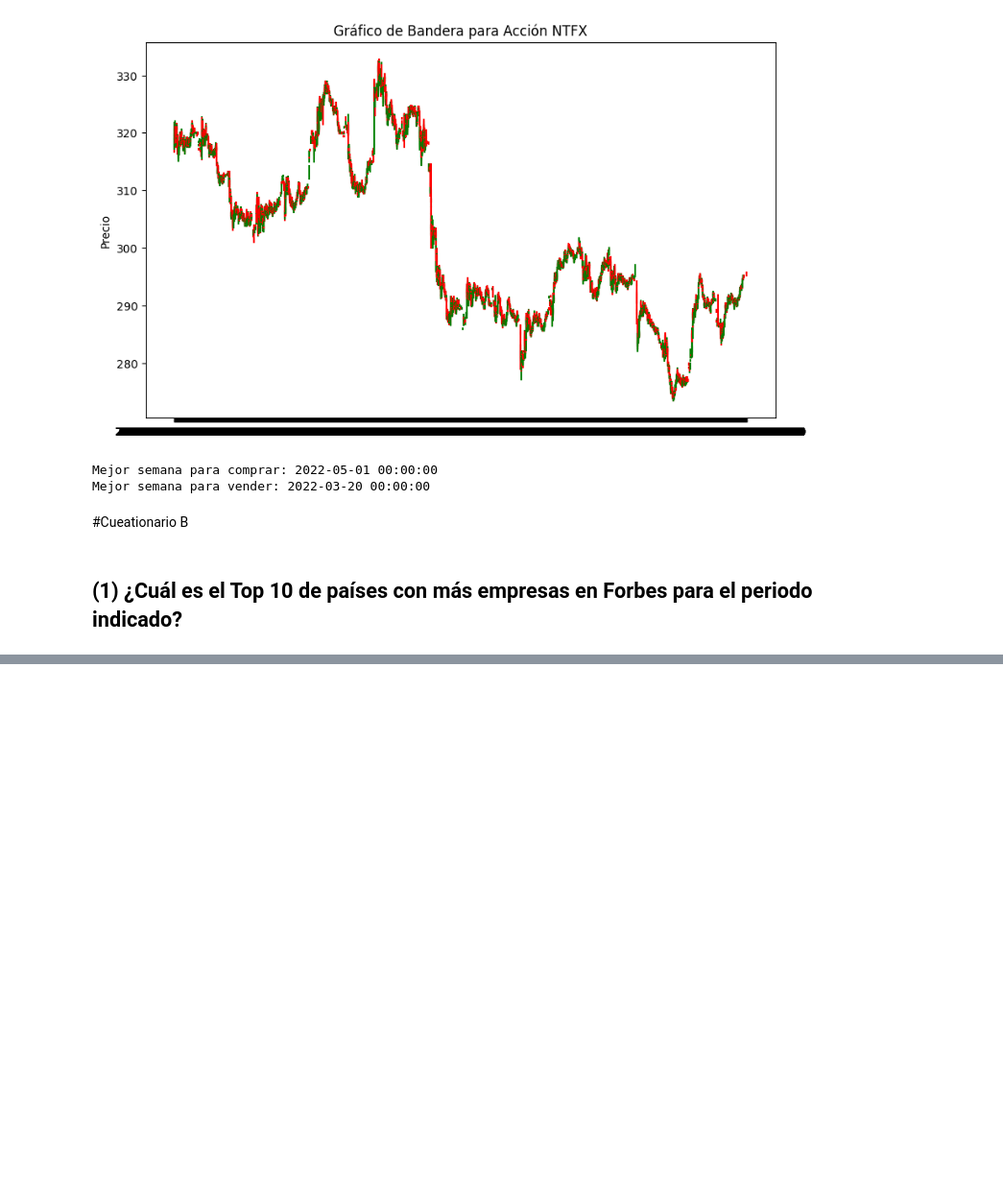
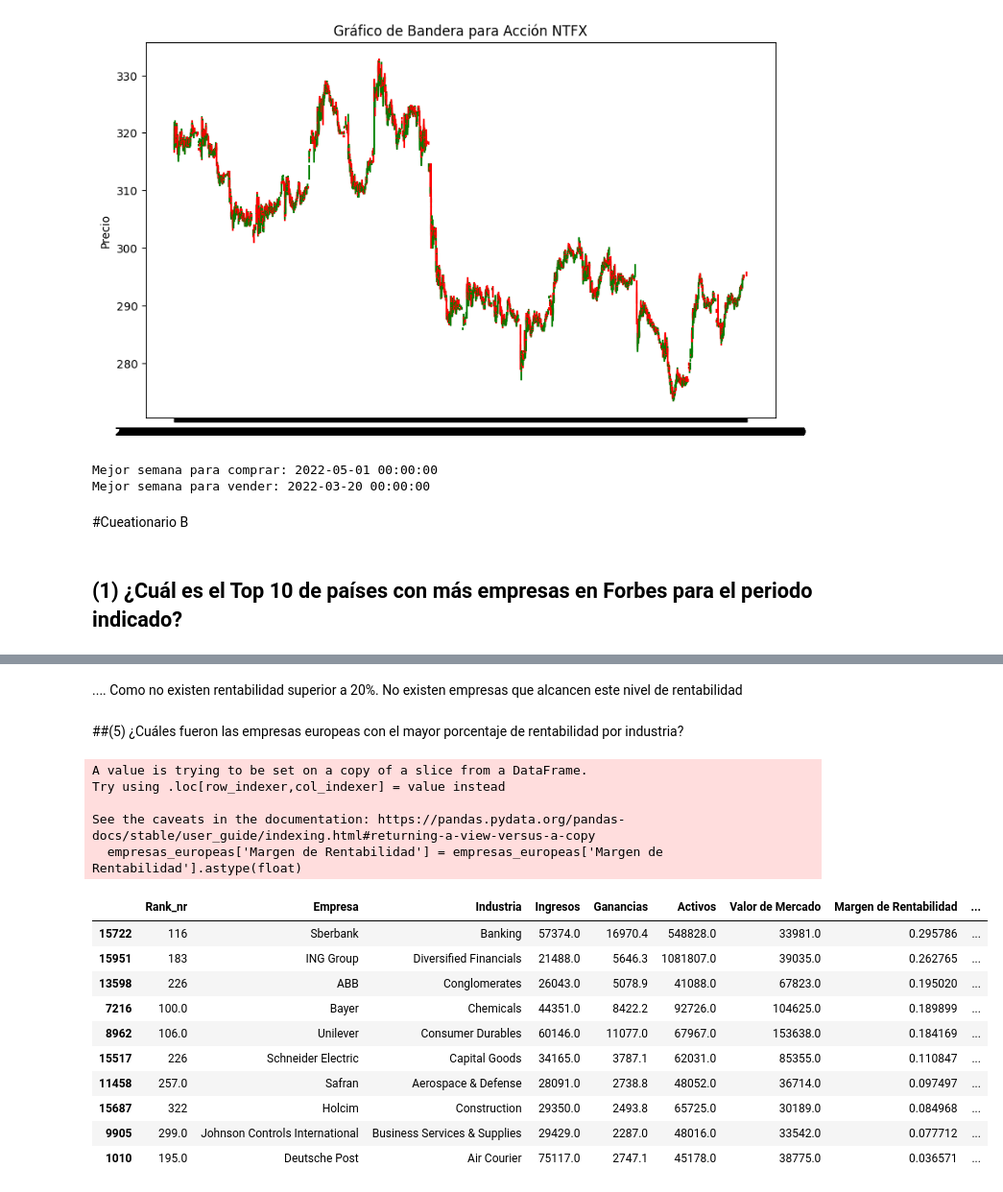
Before and after one commit to Bigote93/DataInsider, a Jupyter notebook: DesafioDataInsider_Nalli.ipynb, the cells around one changed output, grey strips where cells are left out. Shown at 96% size. Cells and saved outputs as stored; diff of their text form; code cells hidden in the pictures; blank space fills up the shorter version.

```diff
--- a/DesafioDataInsider_Nalli.ipynb
+++ b/DesafioDataInsider_Nalli.ipynb
@@ -1544,0 +1651,41 @@ Mejor semana para vender: 2022-03-20 00:00:00
+# %% [markdown]
+.... Como no existen rentabilidad superior a 20%. No existen empresas que alcancen este nivel de rentabilidad
+# %% [markdown]
+##(5) ¿Cuáles fueron las empresas europeas con el mayor porcentaje de rentabilidad por industria?
+# %%
+#Filtro por empresas europeas
+empresas_europeas = forbes_fortune[forbes_fortune['Nombre Continente'] == 'Europe']
+empresas_europeas['Margen de Rentabilidad'] = empresas_europeas['Margen de Rentabilidad'].astype(float)
+
+#Eliminamos el registro que este 'Sin empresa'
+empresas_europeas = empresas_europeas[empresas_europeas['Activos'] != 'Sin empresa']
+empresas_europeas = empresas_europeas[empresas_europeas['Margen de Rentabilidad'] != 1.849678555028318]
+
+
+#Identificamos el mayor rentabilidad por empresa
+empresas_mejor_rentabilidad = empresas_europeas.groupby('Industria')['Margen de Rentabilidad'].idxmax()
+
+
+empresas_destacadas = empresas_europeas.loc[empresas_mejor_rentabilidad]
+
+#Generamos dataframe y filtramos los primeros 10 y por orden descendente
+empresas_destacada_dataframe = pd.DataFrame(empresas_destacadas).head(10).sort_values('Margen de Rentabilidad',ascending=False)
+
+empresas_destacada_dataframe
+# %% [output]
+A value is trying to be set on a copy of a slice from a DataFrame.
+Try using .loc[row_indexer,col_indexer] = value instead
+
+See the caveats in the documentation: https://pandas.pydata.org/pandas-docs/stable/user_guide/indexing.html#returning-a-view-versus-a-copy
+  empresas_europeas['Margen de Rentabilidad'] = empresas_europeas['Margen de Rentabilidad'].astype(float)
+|  | Rank_nr | Empresa | Industria | Ingresos | Ganancias | Activos | Valor de Mercado | Margen de Rentabilidad | ... |
+| 15722 | 116 | Sberbank | Banking | 57374.0 | 16970.4 | 548828.0 | 33981.0 | 0.295786 | ... |
+| 15951 | 183 | ING Group | Diversified Financials | 21488.0 | 5646.3 | 1081807.0 | 39035.0 | 0.262765 | ... |
+| 13598 | 226 | ABB | Conglomerates | 26043.0 | 5078.9 | 41088.0 | 67823.0 | 0.195020 | ... |
+| 7216 | 100.0 | Bayer | Chemicals | 44351.0 | 8422.2 | 92726.0 | 104625.0 | 0.189899 | ... |
+| 8962 | 106.0 | Unilever | Consumer Durables | 60146.0 | 11077.0 | 67967.0 | 153638.0 | 0.184169 | ... |
+| 15517 | 226 | Schneider Electric | Capital Goods | 34165.0 | 3787.1 | 62031.0 | 85355.0 | 0.110847 | ... |
+| 11458 | 257.0 | Safran | Aerospace & Defense | 28091.0 | 2738.8 | 48052.0 | 36714.0 | 0.097497 | ... |
+| 15687 | 322 | Holcim | Construction | 29350.0 | 2493.8 | 65725.0 | 30189.0 | 0.084968 | ... |
+| 9905 | 299.0 | Johnson Controls International | Business Services & Supplies | 29429.0 | 2287.0 | 48016.0 | 33542.0 | 0.077712 | ... |
+| 1010 | 195.0 | Deutsche Post | Air Courier | 75117.0 | 2747.1 | 45178.0 | 38775.0 | 0.036571 | ... |
```
Also changed, not shown: parts of 16 cells of this notebook.
